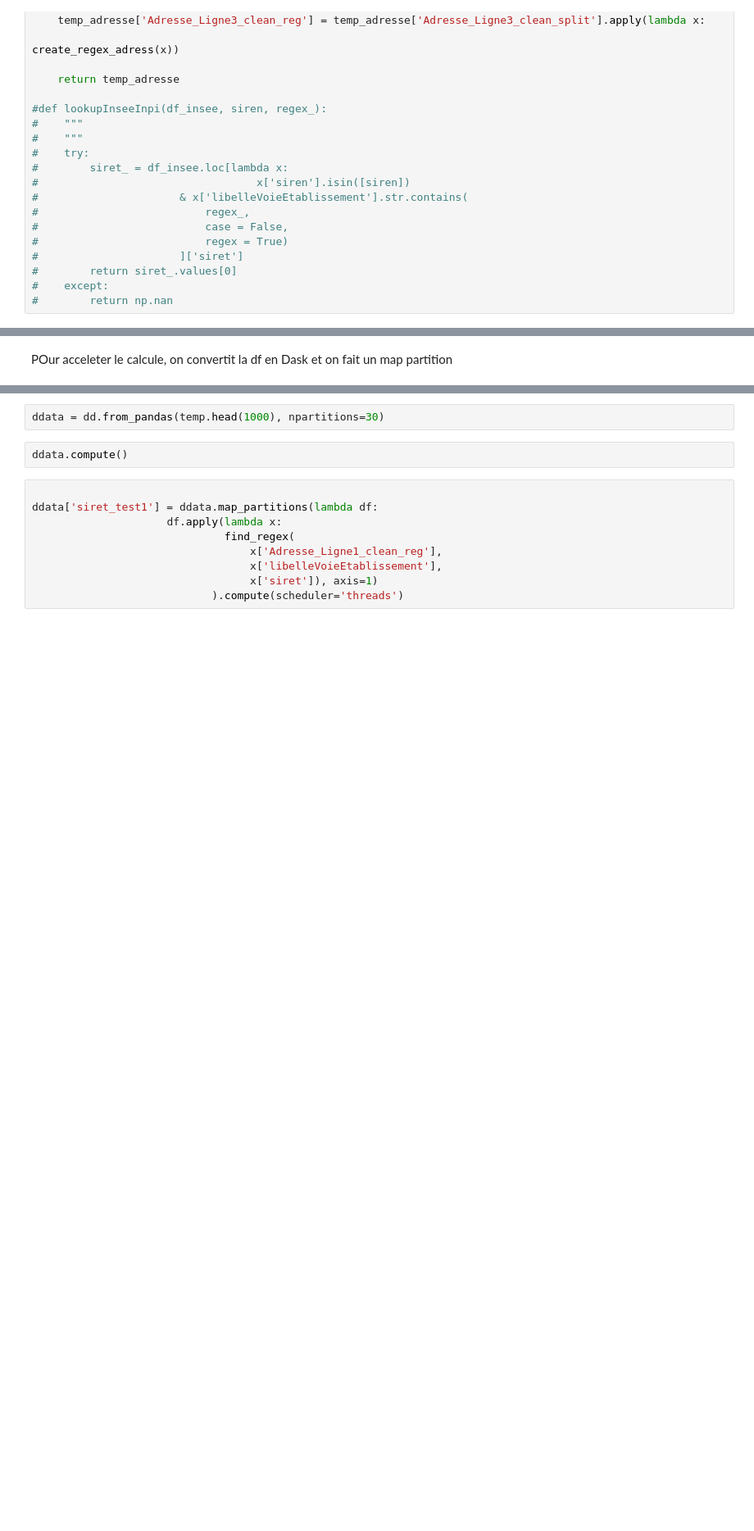
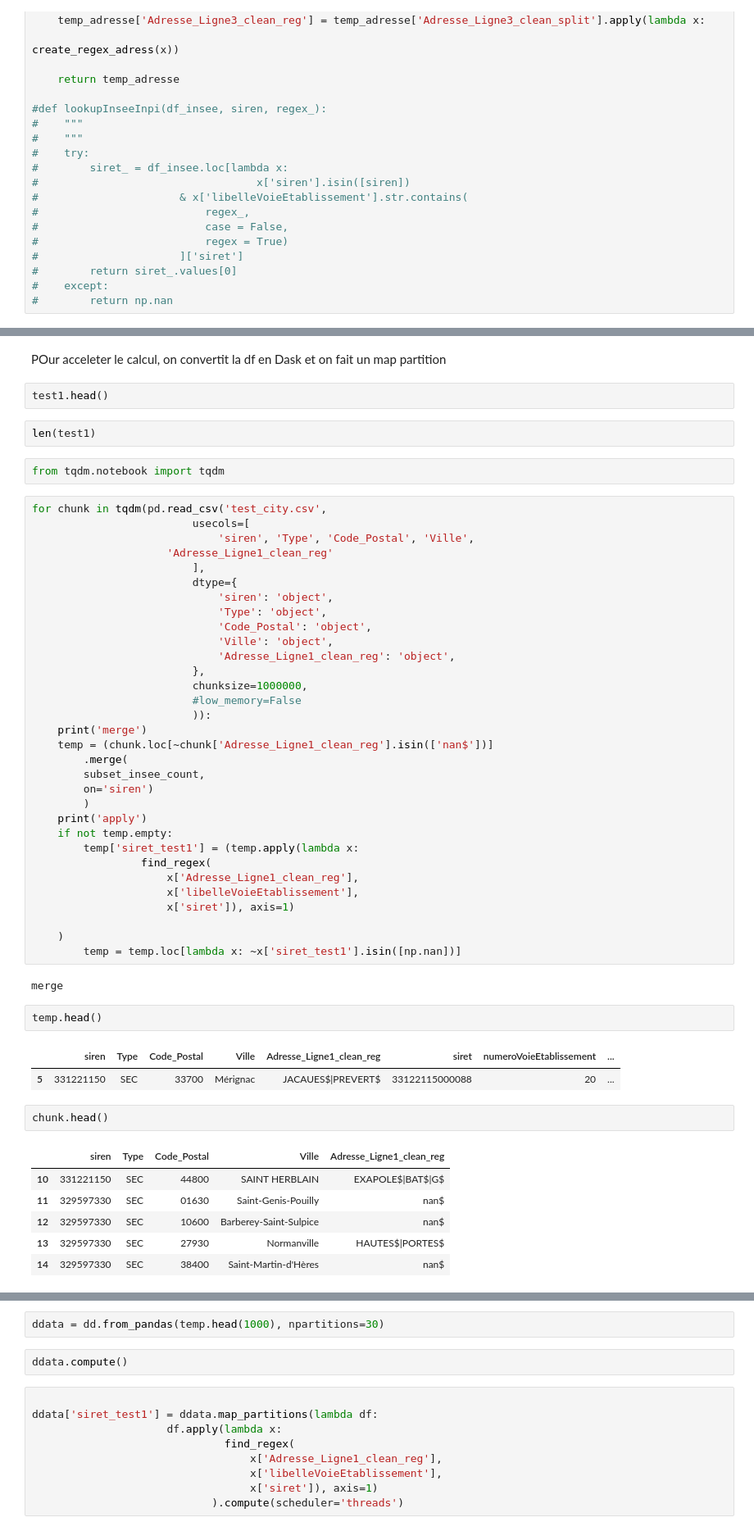
Before and after one commit to thomaspernet/InseeInpi_matching, a Jupyter notebook: Notebooks_matching/ETS.ipynb, the cells around one changed output, grey strips where cells are left out. Shown: that part at 82% size. Saved outputs shown, nothing was run; the diff lists cells and outputs as text; blank space fills up the shorter version.

```diff
--- a/Notebooks_matching/ETS.ipynb
+++ b/Notebooks_matching/ETS.ipynb
@@ -910,2 +958,56 @@ test_insee= (subset_insee_count
 # %% [markdown]
-POur acceleter le calcule, on convertit la df en Dask et on fait un map partition
+POur acceleter le calcul, on convertit la df en Dask et on fait un map partition
+# %%
+test1.head()
+# %%
+len(test1)
+# %%
+from tqdm.notebook import tqdm
+# %%
+for chunk in tqdm(pd.read_csv('test_city.csv',
+                         usecols=[
+                             'siren', 'Type', 'Code_Postal', 'Ville',
+                     'Adresse_Ligne1_clean_reg'
+                         ],
+                         dtype={
+                             'siren': 'object',
+                             'Type': 'object',
+                             'Code_Postal': 'object',
+                             'Ville': 'object',
+                             'Adresse_Ligne1_clean_reg': 'object',
+                         },
+                         chunksize=1000000,
+                         #low_memory=False
+                         )):
+    print('merge')
+    temp = (chunk.loc[~chunk['Adresse_Ligne1_clean_reg'].isin(['nan$'])]
+        .merge(
+        subset_insee_count,
+        on='siren')
+        )
+    print('apply')
+    if not temp.empty:
+        temp['siret_test1'] = (temp.apply(lambda x:
+                 find_regex(
+                     x['Adresse_Ligne1_clean_reg'],
+                     x['libelleVoieEtablissement'],
+                     x['siret']), axis=1)
+
+    )
+        temp = temp.loc[lambda x: ~x['siret_test1'].isin([np.nan])]
+# %% [output]
+merge
+# %%
+temp.head()
+# %% [output]
+|  | siren | Type | Code_Postal | Ville | Adresse_Ligne1_clean_reg | siret | numeroVoieEtablissement | ... |
+| 5 | 331221150 | SEC | 33700 | Mérignac | JACAUES$|PREVERT$ | 33122115000088 | 20 | ... |
+# %%
+chunk.head()
+# %% [output]
+|  | siren | Type | Code_Postal | Ville | Adresse_Ligne1_clean_reg |
+| 10 | 331221150 | SEC | 44800 | SAINT HERBLAIN | EXAPOLE$|BAT$|G$ |
+| 11 | 329597330 | SEC | 01630 | Saint-Genis-Pouilly | nan$ |
+| 12 | 329597330 | SEC | 10600 | Barberey-Saint-Sulpice | nan$ |
+| 13 | 329597330 | SEC | 27930 | Normanville | HAUTES$|PORTES$ |
+| 14 | 329597330 | SEC | 38400 | Saint-Martin-d'Hères | nan$ |
```
Also changed, not shown: parts of 32 cells of this notebook.
